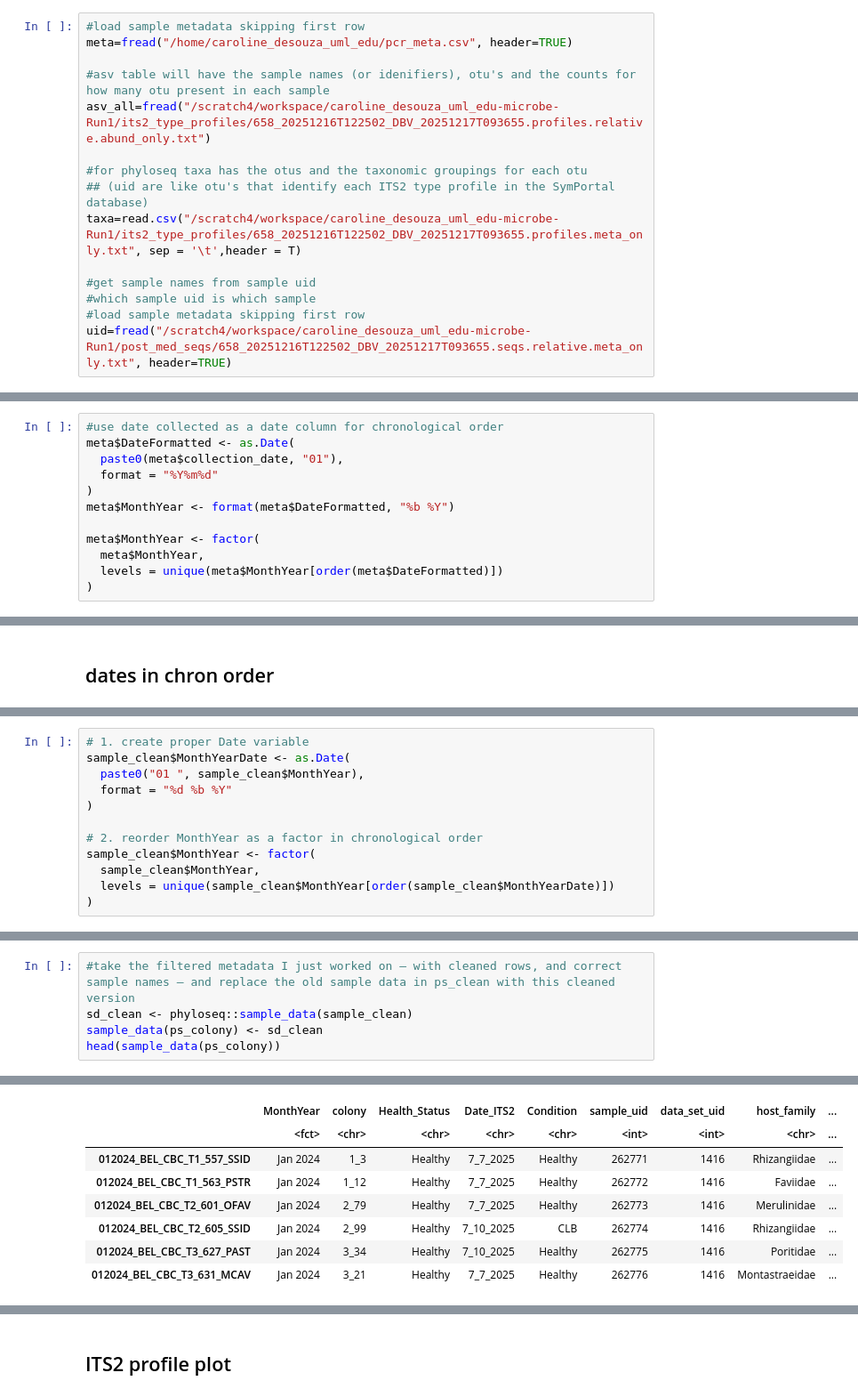
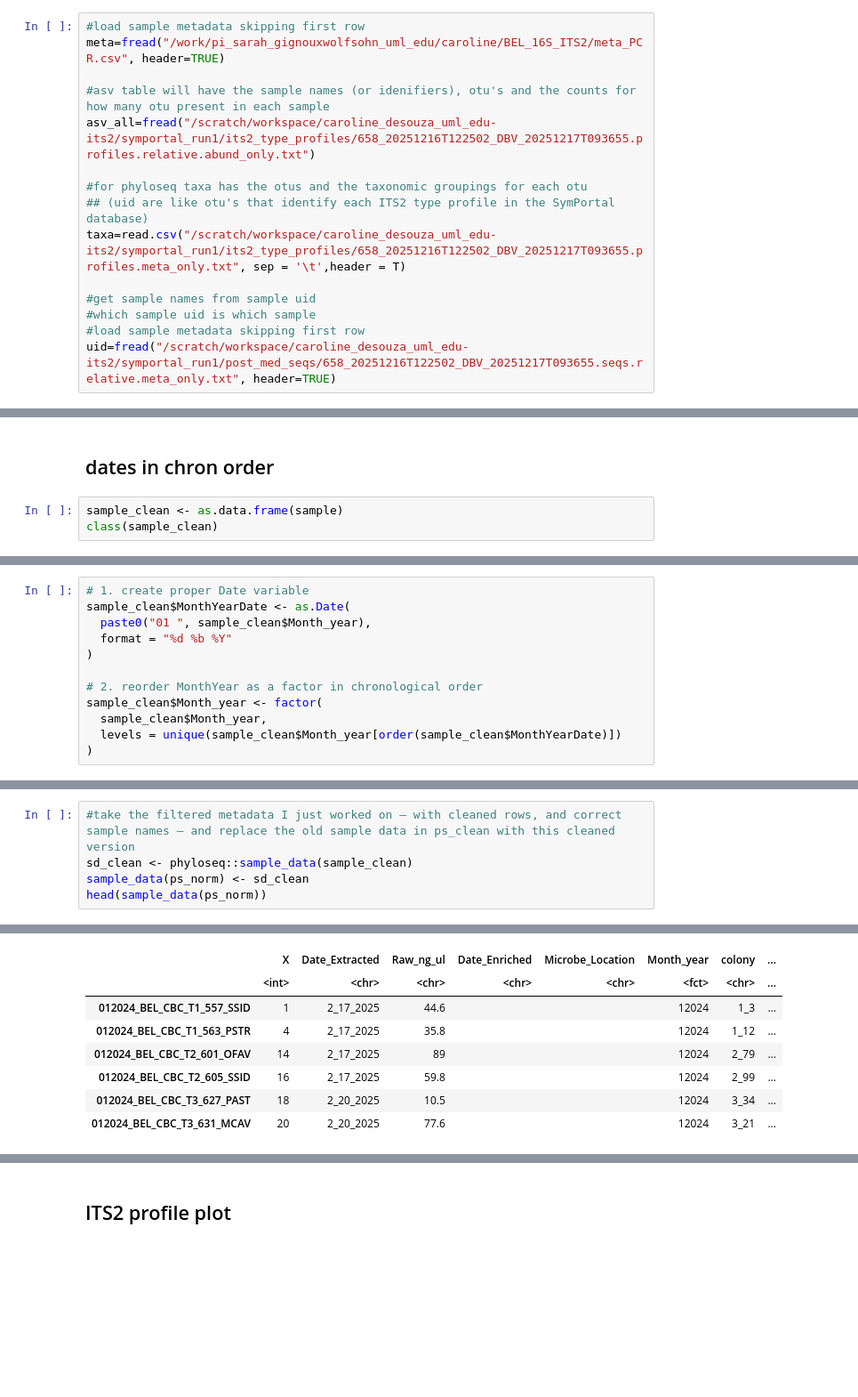
Before and after one commit to cdesouza02/BEL_16S_ITS2, a Jupyter notebook: BEL_ITS2_outputs/phyloseq_taxa.ipynb, the cells around one changed output, grey strips where cells are left out. Shown at 89% size. Saved outputs shown, nothing was run; the diff lists cells and outputs as text; blank space fills up the shorter version.

```diff
--- a/BEL_ITS2_outputs/phyloseq_taxa.ipynb
+++ b/BEL_ITS2_outputs/phyloseq_taxa.ipynb
@@ -13,17 +13,17 @@ options(repr.plot.width=20, repr.plot.height=15)
 ## importing data as original .txt files from symportal
 # %%
 #load sample metadata skipping first row
-meta=fread("/home/caroline_desouza_uml_edu/pcr_meta.csv", header=TRUE)
+meta=fread("/work/pi_sarah_gignouxwolfsohn_uml_edu/caroline/BEL_16S_ITS2/meta_PCR.csv", header=TRUE)
 
 #asv table will have the sample names (or idenifiers), otu's and the counts for how many otu present in each sample
-asv_all=fread("/scratch4/workspace/caroline_desouza_uml_edu-microbe-Run1/its2_type_profiles/658_20251216T122502_DBV_20251217T093655.profiles.relative.abund_only.txt")
+asv_all=fread("/scratch/workspace/caroline_desouza_uml_edu-its2/symportal_run1/its2_type_profiles/658_20251216T122502_DBV_20251217T093655.profiles.relative.abund_only.txt")
 
 #for phyloseq taxa has the otus and the taxonomic groupings for each otu
 ## (uid are like otu's that identify each ITS2 type profile in the SymPortal database)
-taxa=read.csv("/scratch4/workspace/caroline_desouza_uml_edu-microbe-Run1/its2_type_profiles/658_20251216T122502_DBV_20251217T093655.profiles.meta_only.txt", sep = '\t',header = T)
+taxa=read.csv("/scratch/workspace/caroline_desouza_uml_edu-its2/symportal_run1/its2_type_profiles/658_20251216T122502_DBV_20251217T093655.profiles.meta_only.txt", sep = '\t',header = T)
 
 #get sample names from sample uid
 #which sample uid is which sample
 #load sample metadata skipping first row
-uid=fread("/scratch4/workspace/caroline_desouza_uml_edu-microbe-Run1/post_med_seqs/658_20251216T122502_DBV_20251217T093655.seqs.relative.meta_only.txt", header=TRUE)
+uid=fread("/scratch/workspace/caroline_desouza_uml_edu-its2/symportal_run1/post_med_seqs/658_20251216T122502_DBV_20251217T093655.seqs.relative.meta_only.txt", header=TRUE)
 # %%
@@ -146,12 +147,0 @@ A data.table: 6 × 15
-# %%
-#use date collected as a date column for chronological order
-meta$DateFormatted <- as.Date(
-  paste0(meta$collection_date, "01"),
-  format = "%Y%m%d"
-)
-meta$MonthYear <- format(meta$DateFormatted, "%b %Y")
-
-meta$MonthYear <- factor(
-  meta$MonthYear,
-  levels = unique(meta$MonthYear[order(meta$DateFormatted)])
-)
@@ -360,2 +365,5 @@ Warning message in class(x) <- tibble_class:
 # %% [markdown]
 ## dates in chron order
+# %%
+sample_clean <- as.data.frame(sample)
+class(sample_clean)
@@ -362,14 +374,14 @@ Warning message in class(x) <- tibble_class:
 # %%
 # 1. create proper Date variable
 sample_clean$MonthYearDate <- as.Date(
-  paste0("01 ", sample_clean$MonthYear),
+  paste0("01 ", sample_clean$Month_year),
   format = "%d %b %Y"
 )
 
 # 2. reorder MonthYear as a factor in chronological order
-sample_clean$MonthYear <- factor(
-  sample_clean$MonthYear,
-  levels = unique(sample_clean$MonthYear[order(sample_clean$MonthYearDate)])
+sample_clean$Month_year <- factor(
+  sample_clean$Month_year,
+  levels = unique(sample_clean$Month_year[order(sample_clean$MonthYearDate)])
 )
 # %%
 # Restore rownames
@@ -406,6 +397,6 @@ attr(,"package")
 # %%
 #take the filtered metadata I just worked on — with cleaned rows, and correct sample names — and replace the old sample data in ps_clean with this cleaned version
 sd_clean <- phyloseq::sample_data(sample_clean)
-sample_data(ps_colony) <- sd_clean
-head(sample_data(ps_colony))
+sample_data(ps_norm) <- sd_clean
+head(sample_data(ps_norm))
 # %% [output]
@@ -413,9 +404,9 @@ A sample_data: 6 × 17
-|  | MonthYear | colony | Health_Status | Date_ITS2 | Condition | sample_uid | data_set_uid | host_family | ... |
-|  | <fct> | <chr> | <chr> | <chr> | <chr> | <int> | <int> | <chr> | ... |
-| 012024_BEL_CBC_T1_557_SSID | Jan 2024 | 1_3 | Healthy | 7_7_2025 | Healthy | 262771 | 1416 | Rhizangiidae | ... |
-| 012024_BEL_CBC_T1_563_PSTR | Jan 2024 | 1_12 | Healthy | 7_7_2025 | Healthy | 262772 | 1416 | Faviidae | ... |
-| 012024_BEL_CBC_T2_601_OFAV | Jan 2024 | 2_79 | Healthy | 7_7_2025 | Healthy | 262773 | 1416 | Merulinidae | ... |
-| 012024_BEL_CBC_T2_605_SSID | Jan 2024 | 2_99 | Healthy | 7_10_2025 | CLB | 262774 | 1416 | Rhizangiidae | ... |
-| 012024_BEL_CBC_T3_627_PAST | Jan 2024 | 3_34 | Healthy | 7_10_2025 | Healthy | 262775 | 1416 | Poritidae | ... |
-| 012024_BEL_CBC_T3_631_MCAV | Jan 2024 | 3_21 | Healthy | 7_7_2025 | Healthy | 262776 | 1416 | Montastraeidae | ... |
+|  | X | Date_Extracted | Raw_ng_ul | Date_Enriched | Microbe_Location | Month_year | colony | ... |
+|  | <int> | <chr> | <chr> | <chr> | <chr> | <fct> | <chr> | ... |
+| 012024_BEL_CBC_T1_557_SSID | 1 | 2_17_2025 | 44.6 |  |  | 12024 | 1_3 | ... |
+| 012024_BEL_CBC_T1_563_PSTR | 4 | 2_17_2025 | 35.8 |  |  | 12024 | 1_12 | ... |
+| 012024_BEL_CBC_T2_601_OFAV | 14 | 2_17_2025 | 89 |  |  | 12024 | 2_79 | ... |
+| 012024_BEL_CBC_T2_605_SSID | 16 | 2_17_2025 | 59.8 |  |  | 12024 | 2_99 | ... |
+| 012024_BEL_CBC_T3_627_PAST | 18 | 2_20_2025 | 10.5 |  |  | 12024 | 3_34 | ... |
+| 012024_BEL_CBC_T3_631_MCAV | 20 | 2_20_2025 | 77.6 |  |  | 12024 | 3_21 | ... |
 # %%
```
Also changed, not shown: parts of 38 cells of this notebook, 5 other files.
